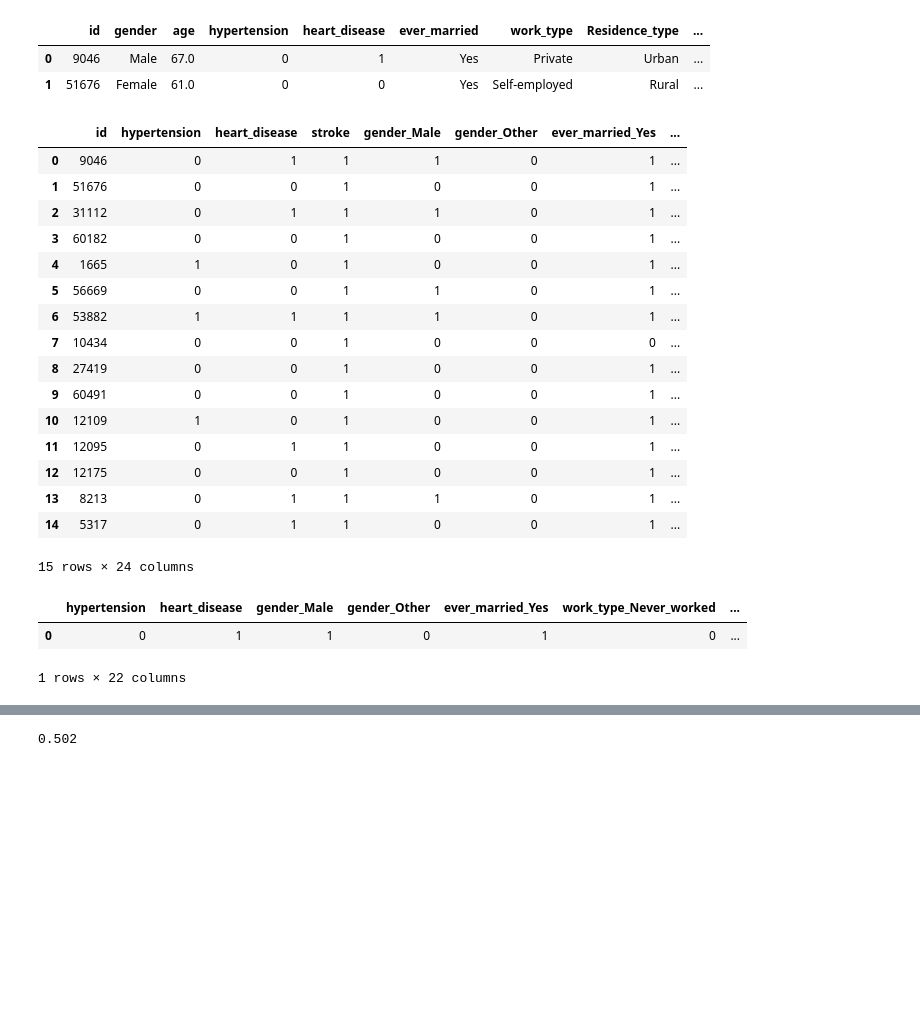
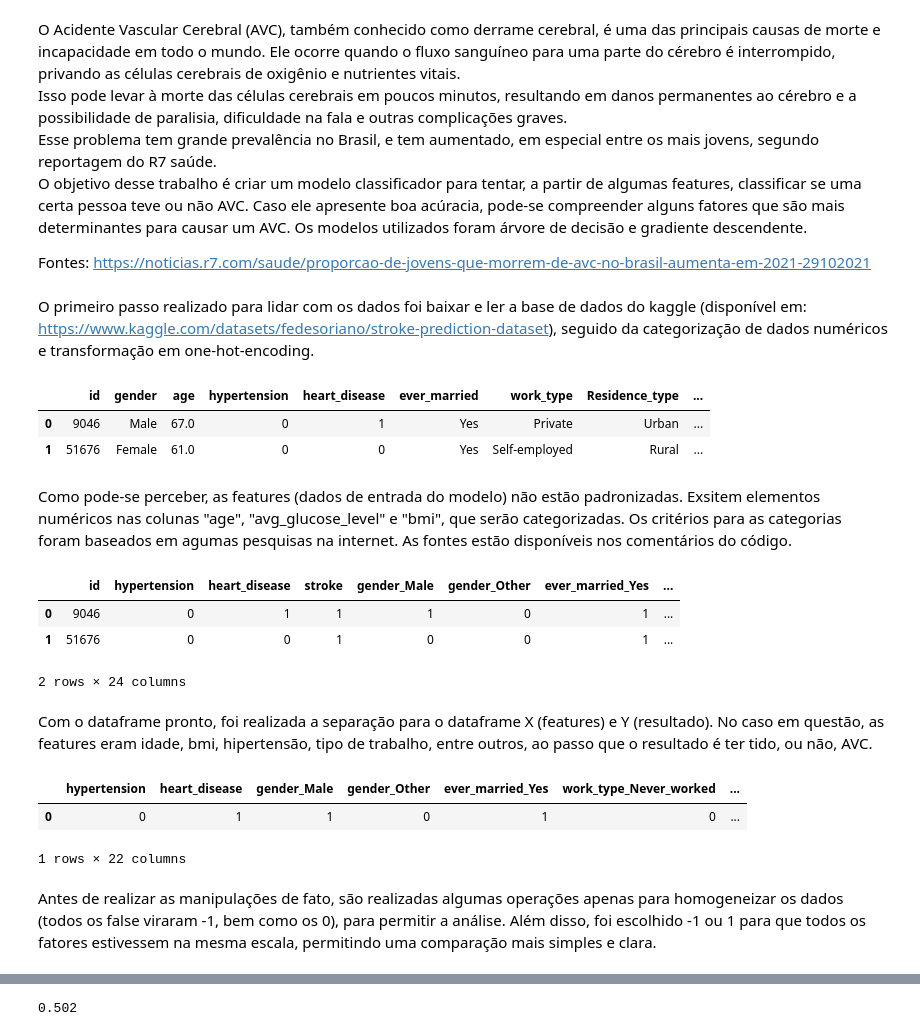
Before and after one commit to alanmath/classificador_algebra, a Jupyter notebook: demo.ipynb, the cells around one changed output, grey strips where cells are left out. Drawn from its saved outputs; the diff is of its cells as text; code cells hidden in the pictures; blank space fills up the shorter version.

```diff
--- a/demo.ipynb
+++ b/demo.ipynb
@@ -1,3 +1,11 @@
+# %% [markdown]
+O Acidente Vascular Cerebral (AVC), também conhecido como derrame cerebral, é uma das principais causas de morte e incapacidade em todo o mundo. Ele ocorre quando o fluxo sanguíneo para uma parte do cérebro é interrompido, privando as células cerebrais de oxigênio e nutrientes vitais.
+Isso pode levar à morte das células cerebrais em poucos minutos, resultando em danos permanentes ao cérebro e a possibilidade de paralisia, dificuldade na fala e outras complicações graves.
+Esse problema tem grande prevalência no Brasil, e tem aumentado, em especial entre os mais jovens, segundo reportagem do R7 saúde.
+O objetivo desse trabalho é criar um modelo classificador para tentar, a partir de algumas features, classificar se uma certa pessoa teve ou não AVC. Caso ele apresente boa acúracia, pode-se compreender alguns fatores que são mais determinantes para causar um AVC. Os modelos utilizados foram árvore de decisão e gradiente descendente.
+
+Fontes:
+https://noticias.r7.com/saude/proporcao-de-jovens-que-morrem-de-avc-no-brasil-aumenta-em-2021-29102021
 # %%
 import pandas as pd
 from sklearn.model_selection import train_test_split
@@ -6,6 +14,8 @@ from sklearn.metrics import accuracy_score
 import autograd.numpy as np_   # Thinly-wrapped version of Numpy
 from autograd import grad
 import numpy as np
+# %% [markdown]
+O primeiro passo realizado para lidar com os dados foi baixar e ler a base de dados do kaggle (disponível em: https://www.kaggle.com/datasets/fedesoriano/stroke-prediction-dataset), seguido da categorização de dados numéricos e transformação em one-hot-encoding.
 # %%
 df = pd.read_csv('dados_avc.csv')
 df.head(2)
@@ -13,55 +23,47 @@ df.head(2)
 |  | id | gender | age | hypertension | heart_disease | ever_married | work_type | Residence_type | ... |
 | 0 | 9046 | Male | 67.0 | 0 | 1 | Yes | Private | Urban | ... |
 | 1 | 51676 | Female | 61.0 | 0 | 0 | Yes | Self-employed | Rural | ... |
+# %% [markdown]
+Como pode-se perceber, as features (dados de entrada do modelo) não estão padronizadas. Exsitem elementos numéricos nas colunas "age", "avg_glucose_level" e "bmi", que serão categorizadas. Os critérios para as categorias foram baseados em agumas pesquisas na internet. As fontes estão disponíveis nos comentários do código.
 # %%
 # Preencher valores ausentes em 'bmi' com a média
 df['bmi'].replace('N/A', float('nan'), inplace=True)
 df['bmi'].fillna(df['bmi'].mean(), inplace=True)
 # Criar faixas etárias
 age_bins = [0, 18, 35, 60, 100]
 age_labels = ['Criança/Adolescente', 'Jovem', 'Adulto', 'Idoso']
 df['age'] = pd.cut(df['age'], bins=age_bins, labels=age_labels)
 
 # Criar categorias de IMC
 bmi_bins = [0, 18.5, 24.9, 29.9, 100]
 bmi_labels = ['Abaixo do peso', 'Peso normal', 'Sobrepeso', 'Obesidade']
 df['bmi'] = pd.cut(df['bmi'], bins=bmi_bins, labels=bmi_labels)
 
 # Criar níveis de glicose no sangue
 glucose_bins = [0, 70, 130, 200, 900]
 glucose_labels = ['Baixo', 'Normal', "Alto", 'Muito alto']
 df['avg_glucose_level'] = pd.cut(df['avg_glucose_level'], bins=glucose_bins, labels=glucose_labels)
 
 # Converter colunas categóricas usando one-hot encoding
 df = pd.get_dummies(df, columns=['gender', 'ever_married', 'work_type', 'Residence_type', 'smoking_status','avg_glucose_level', 'bmi', 'age'], drop_first=True)
-df.head(15)
+df.head(2)
 # %% [output]
 |  | id | hypertension | heart_disease | stroke | gender_Male | gender_Other | ever_married_Yes | ... |
 | 0 | 9046 | 0 | 1 | 1 | 1 | 0 | 1 | ... |
 | 1 | 51676 | 0 | 0 | 1 | 0 | 0 | 1 | ... |
-| 2 | 31112 | 0 | 1 | 1 | 1 | 0 | 1 | ... |
-| 3 | 60182 | 0 | 0 | 1 | 0 | 0 | 1 | ... |
-| 4 | 1665 | 1 | 0 | 1 | 0 | 0 | 1 | ... |
-| 5 | 56669 | 0 | 0 | 1 | 1 | 0 | 1 | ... |
-| 6 | 53882 | 1 | 1 | 1 | 1 | 0 | 1 | ... |
-| 7 | 10434 | 0 | 0 | 1 | 0 | 0 | 0 | ... |
-| 8 | 27419 | 0 | 0 | 1 | 0 | 0 | 1 | ... |
-| 9 | 60491 | 0 | 0 | 1 | 0 | 0 | 1 | ... |
-| 10 | 12109 | 1 | 0 | 1 | 0 | 0 | 1 | ... |
-| 11 | 12095 | 0 | 1 | 1 | 0 | 0 | 1 | ... |
-| 12 | 12175 | 0 | 0 | 1 | 0 | 0 | 1 | ... |
-| 13 | 8213 | 0 | 1 | 1 | 1 | 0 | 1 | ... |
-| 14 | 5317 | 0 | 1 | 1 | 0 | 0 | 1 | ... |
-15 rows × 24 columns
+2 rows × 24 columns
+# %% [markdown]
+Com o dataframe pronto, foi realizada a separação para o dataframe X (features) e Y (resultado). No caso em questão, as features eram idade, bmi, hipertensão, tipo de trabalho, entre outros, ao passo que o resultado é ter tido, ou não, AVC.
 # %%
 X = df.drop(['stroke', 'id'], axis=1)
 Y = df['stroke']
+X.head(1)
+# %% [output]
+|  | hypertension | heart_disease | gender_Male | gender_Other | ever_married_Yes | work_type_Never_worked | ... |
+| 0 | 0 | 1 | 1 | 0 | 1 | 0 | ... |
+1 rows × 22 columns
-# %%
-X.head(1)
-# %% [output]
-|  | hypertension | heart_disease | gender_Male | gender_Other | ever_married_Yes | work_type_Never_worked | ... |
-| 0 | 0 | 1 | 1 | 0 | 1 | 0 | ... |
-1 rows × 22 columns
+# %% [markdown]
+Antes de realizar as manipulações de fato, são realizadas algumas operações apenas para homogeneizar os dados (todos os false viraram -1, bem como os 0), para permitir a análise. Além disso, foi escolhido -1 ou 1 para que todos os fatores estivessem na mesma escala, permitindo uma comparação mais simples e clara.
 # %%
 ## converting the 0 to -1
 X = X.replace(0, -1)
```
Also changed, not shown: parts of 6 cells of this notebook, 2 other files.
